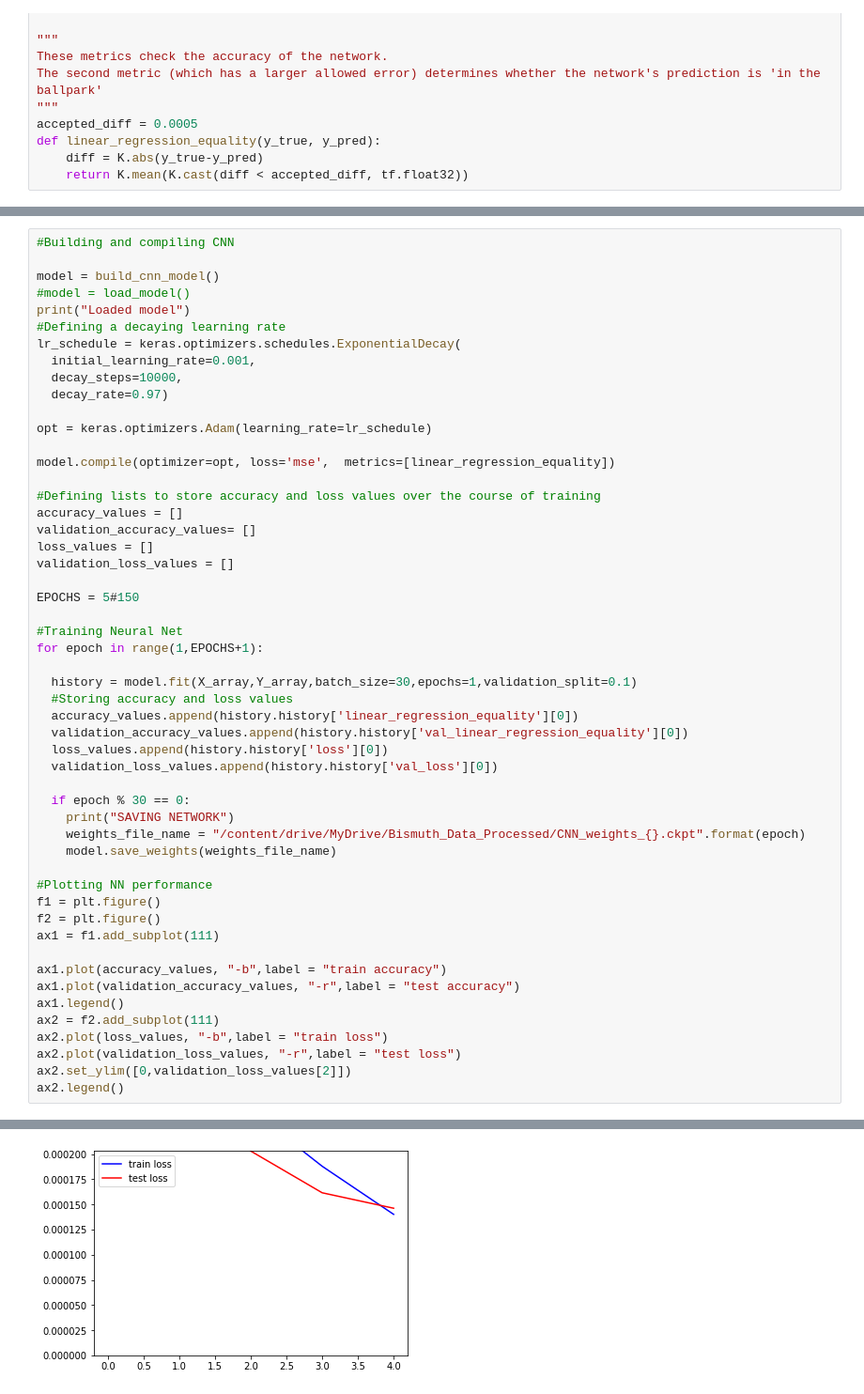
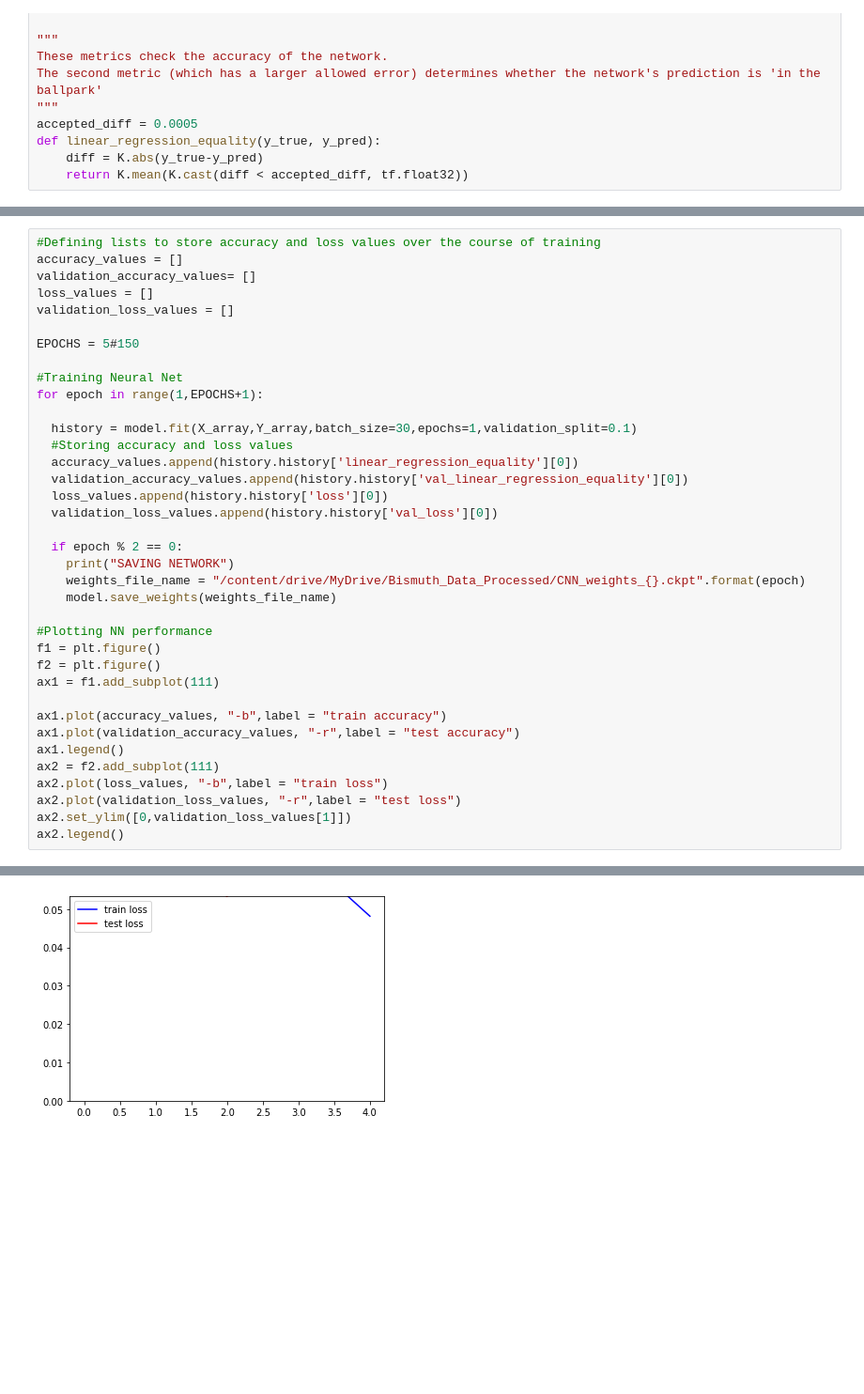
Before and after one commit to dhruv-sirohi/Miller-Lab-UED, a Jupyter notebook: Project 1: Synthetic Data Classification/Bismuth_CrystalMaker_Script.ipynb, the cells around one changed output, grey strips where cells are left out. Shown at 94% size. Cells and saved outputs as stored; diff of their text form; blank space fills up the shorter version.

```diff
--- a/Project 1: Synthetic Data Classification/Bismuth_CrystalMaker_Script.ipynb
+++ b/Project 1: Synthetic Data Classification/Bismuth_CrystalMaker_Script.ipynb
@@ -311,19 +324,4 @@ def linear_regression_equality(y_true, y_pred):
 # %%
-#Building and compiling CNN
-
-model = build_cnn_model()
-#model = load_model()
-print("Loaded model")
-#Defining a decaying learning rate
-lr_schedule = keras.optimizers.schedules.ExponentialDecay(
-  initial_learning_rate=0.001,
-  decay_steps=10000,
-  decay_rate=0.97)
-
-opt = keras.optimizers.Adam(learning_rate=lr_schedule)
-
-model.compile(optimizer=opt, loss='mse',  metrics=[linear_regression_equality])
-
 #Defining lists to store accuracy and loss values over the course of training
 accuracy_values = []
 validation_accuracy_values= []
@@ -342,7 +340,7 @@ for epoch in range(1,EPOCHS+1):
   loss_values.append(history.history['loss'][0])
   validation_loss_values.append(history.history['val_loss'][0])
 
-  if epoch % 30 == 0:
+  if epoch % 2 == 0:
     print("SAVING NETWORK")
     weights_file_name = "/content/drive/MyDrive/Bismuth_Data_Processed/CNN_weights_{}.ckpt".format(epoch)
     model.save_weights(weights_file_name)
@@ -358,6 +356,6 @@ ax1.legend()
 ax2 = f2.add_subplot(111)
 ax2.plot(loss_values, "-b",label = "train loss")
 ax2.plot(validation_loss_values, "-r",label = "test loss")
-ax2.set_ylim([0,validation_loss_values[2]])
+ax2.set_ylim([0,validation_loss_values[1]])
 ax2.legend()
 # %% [output]
@@ -372,2 +371,2 @@ Loaded model
-[figure, old version]
+[figure, new version]
 # %%
```
Also changed, not shown: parts of 16 cells of this notebook.
